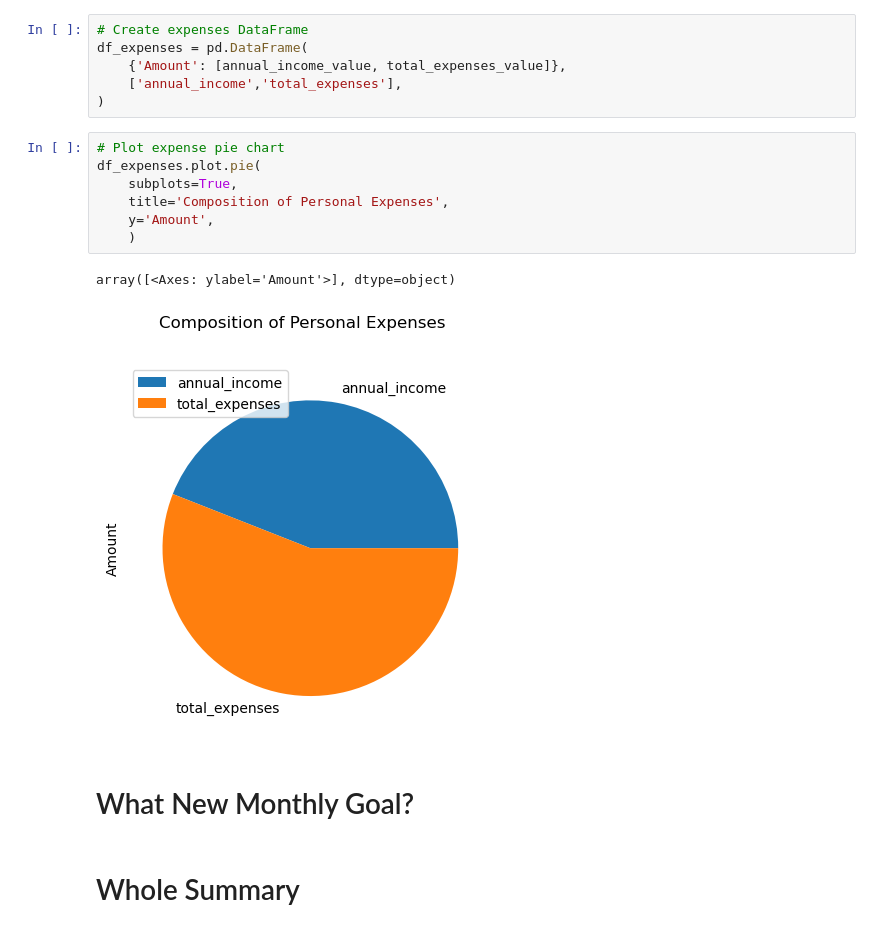
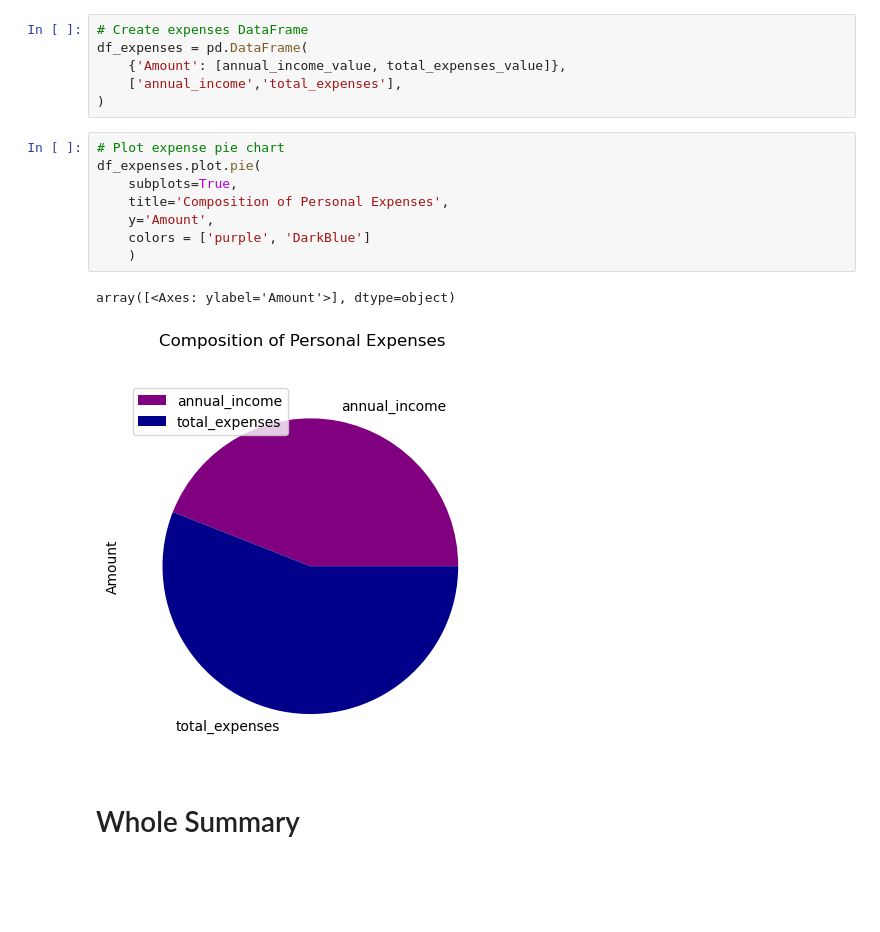
Before and after one commit to AnvithaChaluvadi/Personal-Finance-Management-Tool_Project1, a Jupyter notebook: finance_tool.ipynb, the cells around one changed output. Saved outputs shown, nothing was run; the diff lists cells and outputs as text; blank space fills up the shorter version.

```diff
--- a/finance_tool.ipynb
+++ b/finance_tool.ipynb
@@ -333,15 +346,14 @@ df_expenses = pd.DataFrame(
 # %%
 # Plot expense pie chart
 df_expenses.plot.pie(
     subplots=True,
     title='Composition of Personal Expenses',
     y='Amount',
+    colors = ['purple', 'DarkBlue']
     )
 # %% [output]
 array([<Axes: ylabel='Amount'>], dtype=object)
-[figure, old version]
+[figure, new version]
-# %% [markdown]
-# What New Monthly Goal?
 # %% [markdown]
 # Whole Summary
 # %%
```
Also changed, not shown: parts of 19 cells of this notebook, 3 other files.
